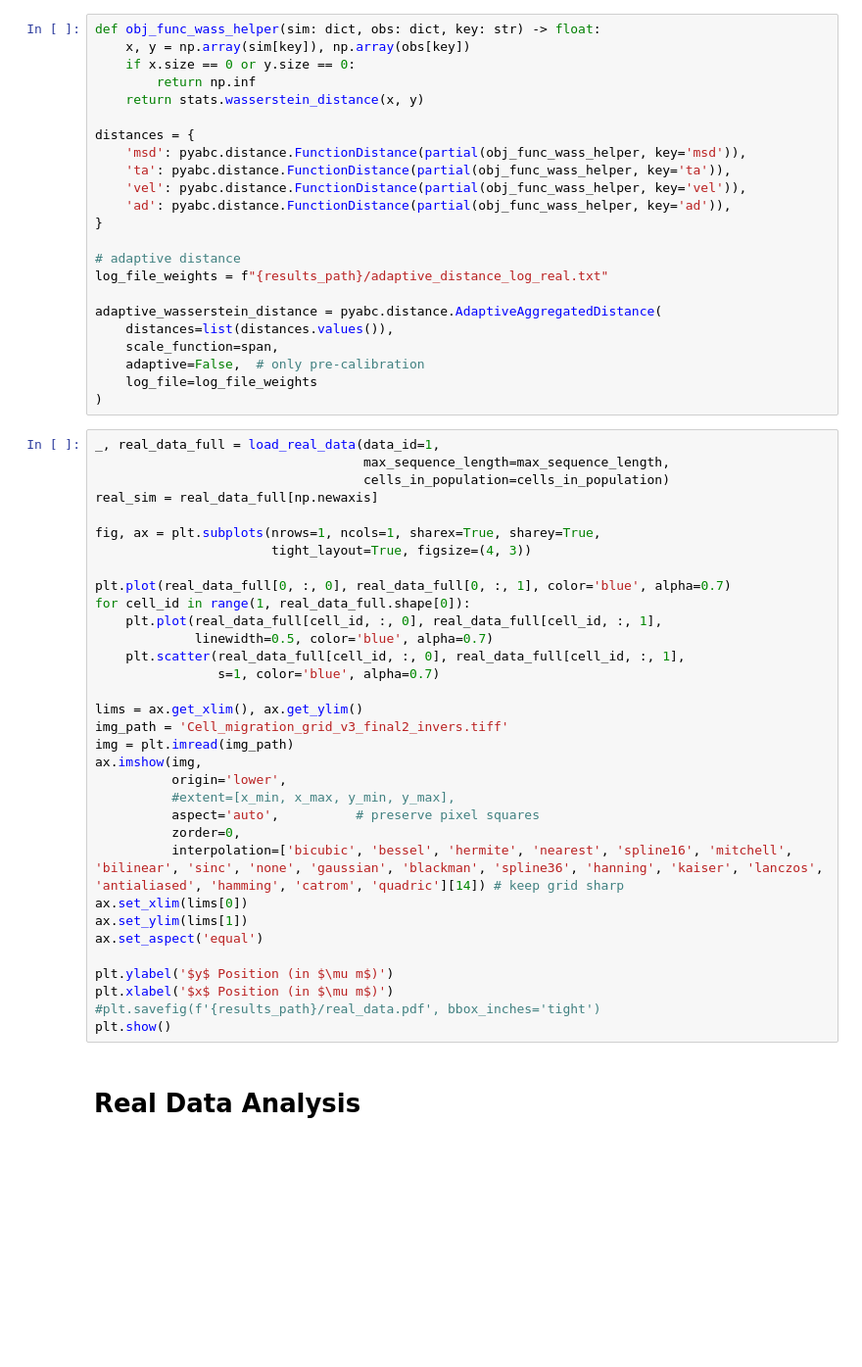
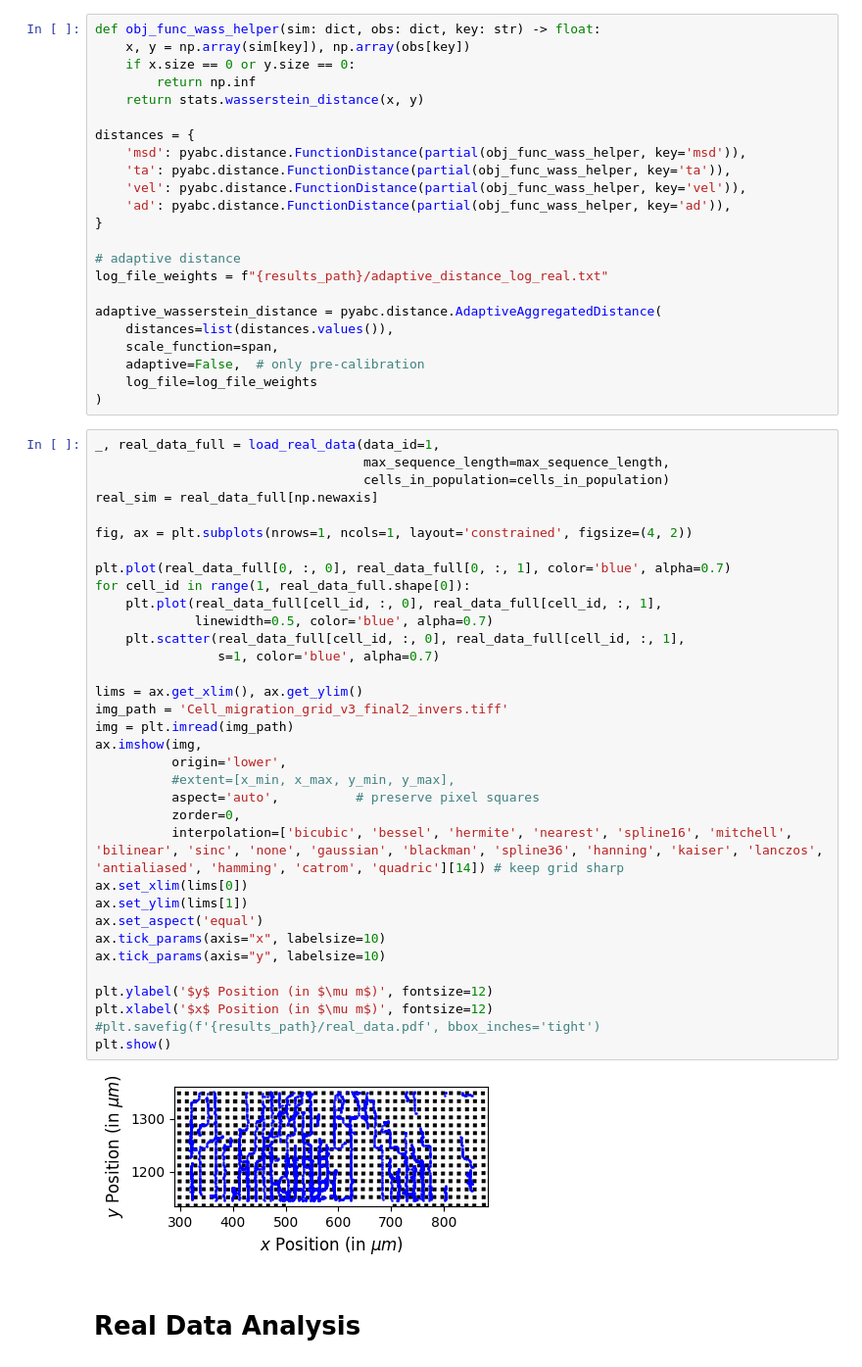
Before and after one commit to arrjon/CellMigration, a Jupyter notebook: learned_summaries/cell_migration_real.ipynb, the cells around one changed output. Shown: that part at 98% size. Saved outputs shown, nothing was run; the diff lists cells and outputs as text; blank space fills up the shorter version.

```diff
--- a/learned_summaries/cell_migration_real.ipynb
+++ b/learned_summaries/cell_migration_real.ipynb
@@ -175,36 +178,39 @@ adaptive_wasserstein_distance = pyabc.distance.AdaptiveAggregatedDistance(
 # %%
 _, real_data_full = load_real_data(data_id=1,
                                    max_sequence_length=max_sequence_length,
                                    cells_in_population=cells_in_population)
 real_sim = real_data_full[np.newaxis]
 
-fig, ax = plt.subplots(nrows=1, ncols=1, sharex=True, sharey=True,
-                       tight_layout=True, figsize=(4, 3))
+fig, ax = plt.subplots(nrows=1, ncols=1, layout='constrained', figsize=(4, 2))
 
 plt.plot(real_data_full[0, :, 0], real_data_full[0, :, 1], color='blue', alpha=0.7)
 for cell_id in range(1, real_data_full.shape[0]):
     plt.plot(real_data_full[cell_id, :, 0], real_data_full[cell_id, :, 1],
              linewidth=0.5, color='blue', alpha=0.7)
     plt.scatter(real_data_full[cell_id, :, 0], real_data_full[cell_id, :, 1],
                 s=1, color='blue', alpha=0.7)
 
 lims = ax.get_xlim(), ax.get_ylim()
 img_path = 'Cell_migration_grid_v3_final2_invers.tiff'
 img = plt.imread(img_path)
 ax.imshow(img,
           origin='lower',
           #extent=[x_min, x_max, y_min, y_max],
           aspect='auto',          # preserve pixel squares
           zorder=0,
           interpolation=['bicubic', 'bessel', 'hermite', 'nearest', 'spline16', 'mitchell', 'bilinear', 'sinc', 'none', 'gaussian', 'blackman', 'spline36', 'hanning', 'kaiser', 'lanczos', 'antialiased', 'hamming', 'catrom', 'quadric'][14]) # keep grid sharp
 ax.set_xlim(lims[0])
 ax.set_ylim(lims[1])
 ax.set_aspect('equal')
+ax.tick_params(axis="x", labelsize=10)
+ax.tick_params(axis="y", labelsize=10)
 
-plt.ylabel('$y$ Position (in $\mu m$)')
-plt.xlabel('$x$ Position (in $\mu m$)')
+plt.ylabel('$y$ Position (in $\mu m$)', fontsize=12)
+plt.xlabel('$x$ Position (in $\mu m$)', fontsize=12)
 #plt.savefig(f'{results_path}/real_data.pdf', bbox_inches='tight')
 plt.show()
+# %% [output]
+[figure, added]
 # %% [markdown]
 # Real Data Analysis
 # %%
```
Also changed, not shown: parts of 8 cells of this notebook, 49 other files.
